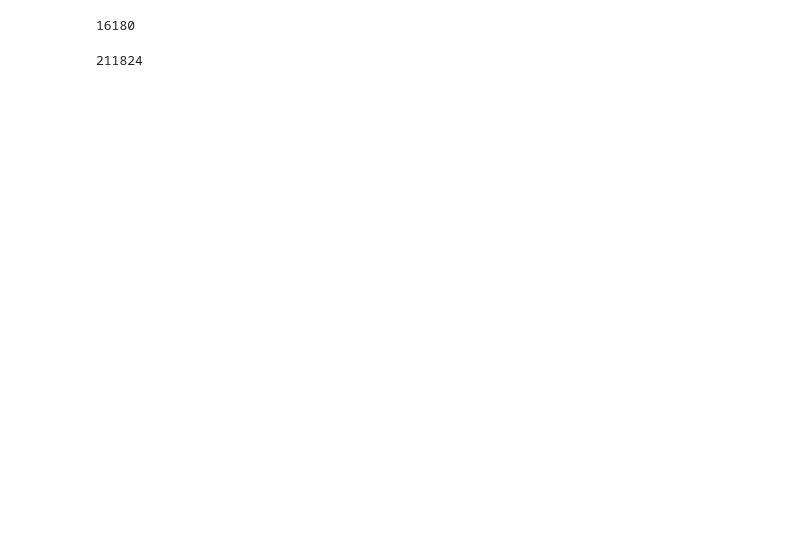
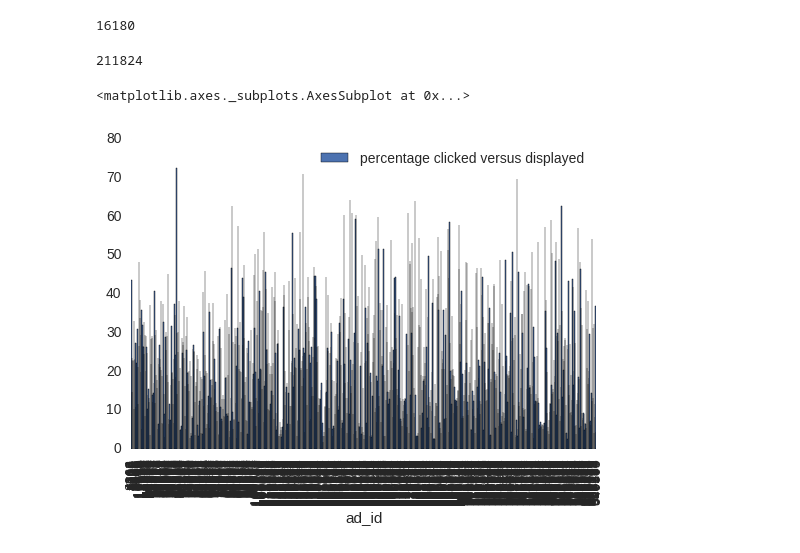
Before and after one commit to jason9263/kaggle_outbrain, a Jupyter notebook: EDA.ipynb, the cells around one changed output. Saved outputs shown, nothing was run; the diff lists cells and outputs as text; code cells hidden in the pictures; blank space fills up the shorter version.

Commit message:
Update EDA - Most frequent ads with clicked percentage versus display

```diff
--- a/EDA.ipynb
+++ b/EDA.ipynb
@@ -95,3 +89,16 @@ timesClicked
 timesShown
 # %% [output]
 211824
+# %%
+timesClickedTop = df_train[df_train['ad_id'].isin(mostFrequentAds.index.tolist())][['ad_id', 'clicked']]
+# %%
+clickedAll = timesClickedTop.groupby('ad_id').sum()
+displayedAll = timesClickedTop.groupby('ad_id').count()
+# %%
+percentClickedAll = pd.DataFrame(clickedAll['clicked'].div(displayedAll['clicked']/100.0, 1))
+percentClickedAll = percentClickedAll.rename(columns = {'clicked' : 'percentage clicked versus displayed'})
+# %%
+percentClickedAll.plot(kind='bar', rot=90);
+# %% [output]
+<matplotlib.axes._subplots.AxesSubplot at 0x...>
+[figure, added]
```
Also changed, not shown: parts of 4 cells of this notebook.
